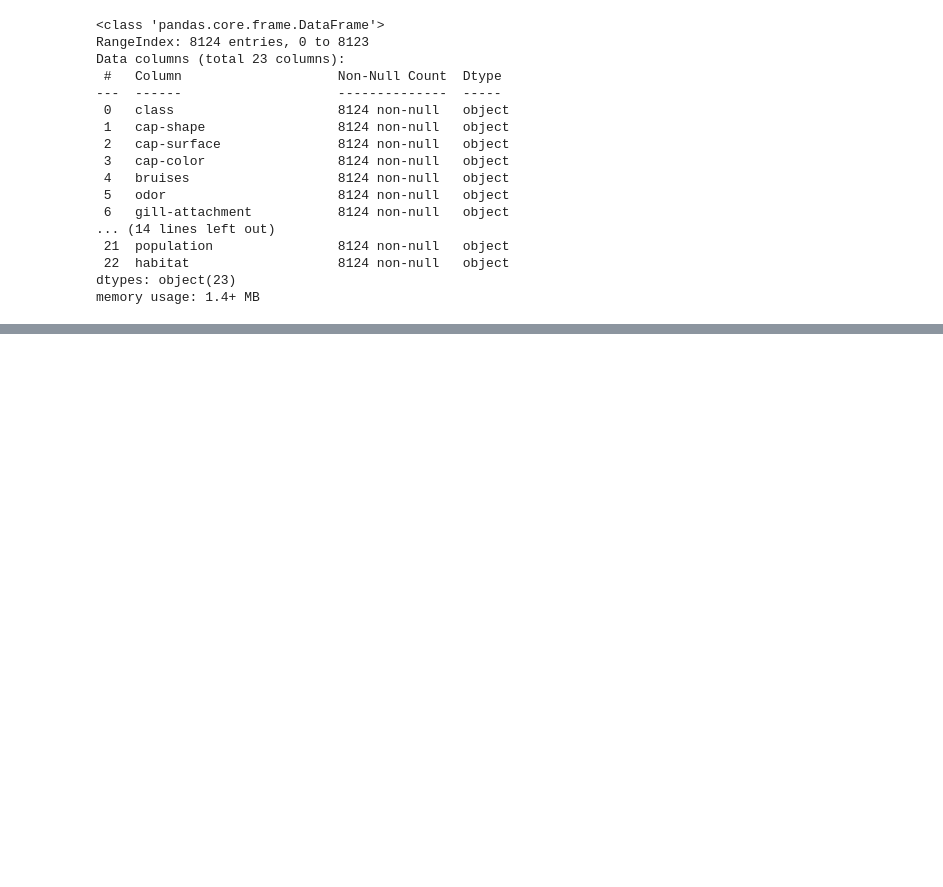
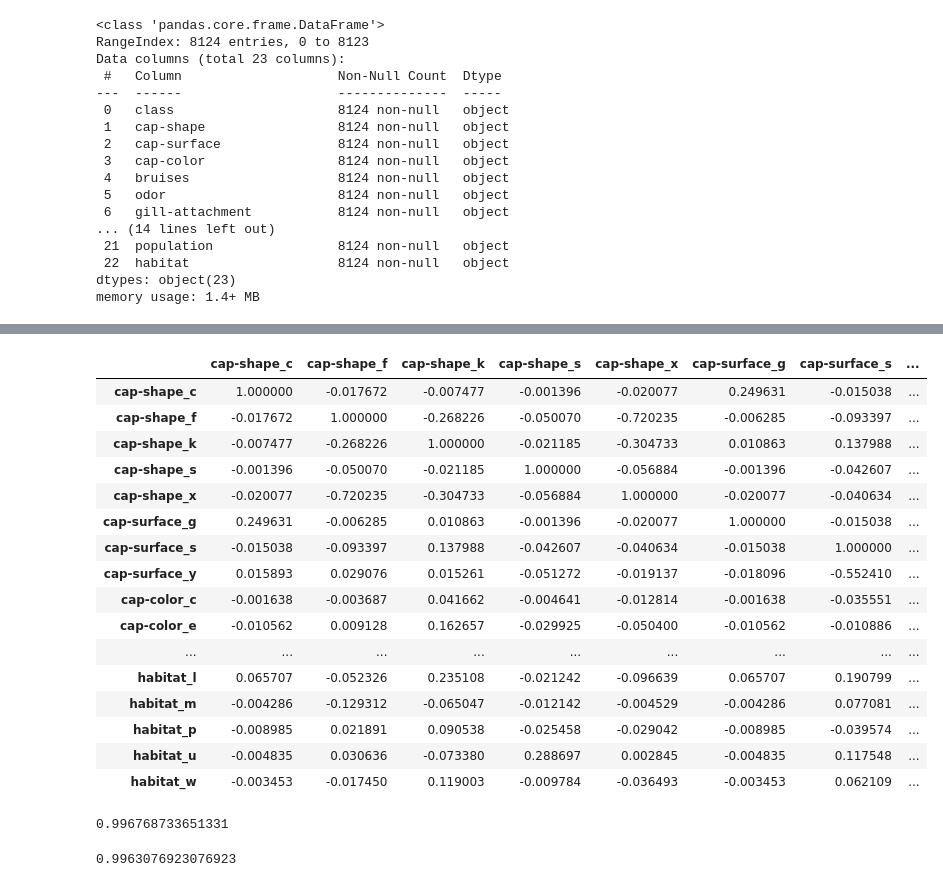
Before and after one commit to malfaroe/Framework, a Jupyter notebook: datasets/mushrooms/Untitled.ipynb, the cells around one changed output, grey strips where cells are left out. Cells and saved outputs as stored; diff of their text form; code cells hidden in the pictures; blank space fills up the shorter version.

```diff
--- a/datasets/mushrooms/Untitled.ipynb
+++ b/datasets/mushrooms/Untitled.ipynb
@@ -20,6 +20,8 @@ import numpy as np
 from sklearn import preprocessing
 from sklearn.preprocessing import OneHotEncoder, StandardScaler
 from sklearn.feature_selection import VarianceThreshold
+from sklearn.preprocessing import StandardScaler, RobustScaler
+
 
 
 from sklearn.compose import make_column_transformer
@@ -27,6 +29,10 @@ from itertools import combinations
 
 
 warnings.filterwarnings("ignore") # ignoring annoying warnings
+
+pd.set_option('display.max_columns', 500)
+pd.set_option('display.max_colwidth', -1)
+pd.set_option("display.max_rows", 500)
 # %%
 df = pd.read_csv("mushrooms.csv")
 # %%
@@ -111,0 +81,2 @@ dtype: int64
+# %%
+df = pd.get_dummies(df, drop_first = True )
@@ -111,0 +94,14 @@ dtype: int64
+# %%
+#Baseline evaluation
+from sklearn.pipeline import make_pipeline
+from sklearn.preprocessing import StandardScaler, RobustScaler
+from sklearn.metrics import accuracy_score
+from sklearn.linear_model import LogisticRegression
+from sklearn.model_selection import train_test_split
+from sklearn.model_selection import StratifiedKFold
+from sklearn.model_selection import cross_val_score
+
+target = "class_p"
+y = df.pop(target)
+X = df
+X_train, X_val, y_train, y_val = train_test_split(X, y, test_size = 0.2, random_state = 42)
@@ -111,0 +186,32 @@ dtype: int64
+# %%
+df.corr()
+# %% [output]
+|  | cap-shape_c | cap-shape_f | cap-shape_k | cap-shape_s | cap-shape_x | cap-surface_g | cap-surface_s | ... |
+| cap-shape_c | 1.000000 | -0.017672 | -0.007477 | -0.001396 | -0.020077 | 0.249631 | -0.015038 | ... |
+| cap-shape_f | -0.017672 | 1.000000 | -0.268226 | -0.050070 | -0.720235 | -0.006285 | -0.093397 | ... |
+| cap-shape_k | -0.007477 | -0.268226 | 1.000000 | -0.021185 | -0.304733 | 0.010863 | 0.137988 | ... |
+| cap-shape_s | -0.001396 | -0.050070 | -0.021185 | 1.000000 | -0.056884 | -0.001396 | -0.042607 | ... |
+| cap-shape_x | -0.020077 | -0.720235 | -0.304733 | -0.056884 | 1.000000 | -0.020077 | -0.040634 | ... |
+| cap-surface_g | 0.249631 | -0.006285 | 0.010863 | -0.001396 | -0.020077 | 1.000000 | -0.015038 | ... |
+| cap-surface_s | -0.015038 | -0.093397 | 0.137988 | -0.042607 | -0.040634 | -0.015038 | 1.000000 | ... |
+| cap-surface_y | 0.015893 | 0.029076 | 0.015261 | -0.051272 | -0.019137 | -0.018096 | -0.552410 | ... |
+| cap-color_c | -0.001638 | -0.003687 | 0.041662 | -0.004641 | -0.012814 | -0.001638 | -0.035551 | ... |
+| cap-color_e | -0.010562 | 0.009128 | 0.162657 | -0.029925 | -0.050400 | -0.010562 | -0.010886 | ... |
+| ... | ... | ... | ... | ... | ... | ... | ... | ... |
+| habitat_l | 0.065707 | -0.052326 | 0.235108 | -0.021242 | -0.096639 | 0.065707 | 0.190799 | ... |
+| habitat_m | -0.004286 | -0.129312 | -0.065047 | -0.012142 | -0.004529 | -0.004286 | 0.077081 | ... |
+| habitat_p | -0.008985 | 0.021891 | 0.090538 | -0.025458 | -0.029042 | -0.008985 | -0.039574 | ... |
+| habitat_u | -0.004835 | 0.030636 | -0.073380 | 0.288697 | 0.002845 | -0.004835 | 0.117548 | ... |
+| habitat_w | -0.003453 | -0.017450 | 0.119003 | -0.009784 | -0.036493 | -0.003453 | 0.062109 | ... |
+# %%
+from sklearn.tree import DecisionTreeClassifier
+
+dt = DecisionTreeClassifier(random_state = 0 , max_depth = 5)
+dt.fit(X_train , y_train)
+dt.score(X_train , y_train)
+# %% [output]
+0.996768733651331
+# %%
+dt.score(X_val , y_val)
+# %% [output]
+0.9963076923076923
```
Also changed, not shown: parts of 11 cells of this notebook, 37 other files.
